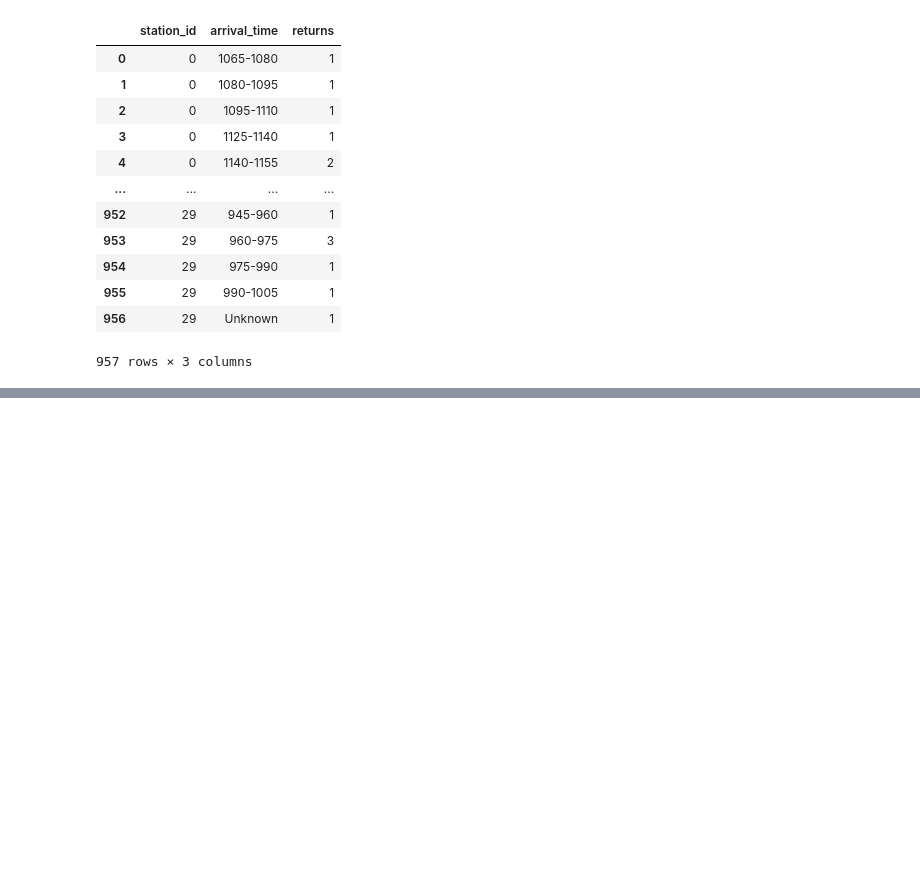
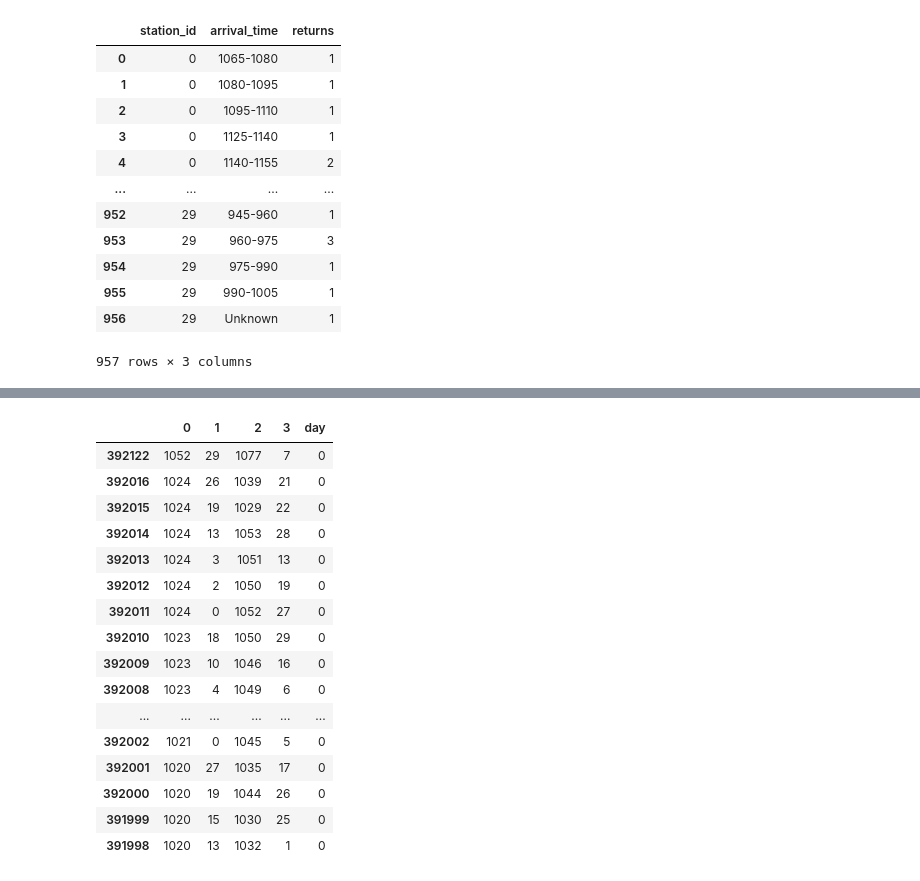
Before and after one commit to clyman23/urban-opt-final, a Jupyter notebook: input_data_bikes_urban_opt.ipynb, the cells around one changed output, grey strips where cells are left out. Drawn from its saved outputs; the diff is of its cells as text; code cells hidden in the pictures; blank space fills up the shorter version.

```diff
--- a/input_data_bikes_urban_opt.ipynb
+++ b/input_data_bikes_urban_opt.ipynb
@@ -231,4 +186,22 @@ for json_file in json_files:
 
 combined_df = pd.concat(dataframes, ignore_index=True).sort_values(by='day')
 # %%
-combined_df
+combined_df.head(20)
+# %% [output]
+|  | 0 | 1 | 2 | 3 | day |
+| 392122 | 1052 | 29 | 1077 | 7 | 0 |
+| 392016 | 1024 | 26 | 1039 | 21 | 0 |
+| 392015 | 1024 | 19 | 1029 | 22 | 0 |
+| 392014 | 1024 | 13 | 1053 | 28 | 0 |
+| 392013 | 1024 | 3 | 1051 | 13 | 0 |
+| 392012 | 1024 | 2 | 1050 | 19 | 0 |
+| 392011 | 1024 | 0 | 1052 | 27 | 0 |
+| 392010 | 1023 | 18 | 1050 | 29 | 0 |
+| 392009 | 1023 | 10 | 1046 | 16 | 0 |
+| 392008 | 1023 | 4 | 1049 | 6 | 0 |
+| ... | ... | ... | ... | ... | ... |
+| 392002 | 1021 | 0 | 1045 | 5 | 0 |
+| 392001 | 1020 | 27 | 1035 | 17 | 0 |
+| 392000 | 1020 | 19 | 1044 | 26 | 0 |
+| 391999 | 1020 | 15 | 1030 | 25 | 0 |
+| 391998 | 1020 | 13 | 1032 | 1 | 0 |
```
Also changed, not shown: parts of 18 cells of this notebook.
